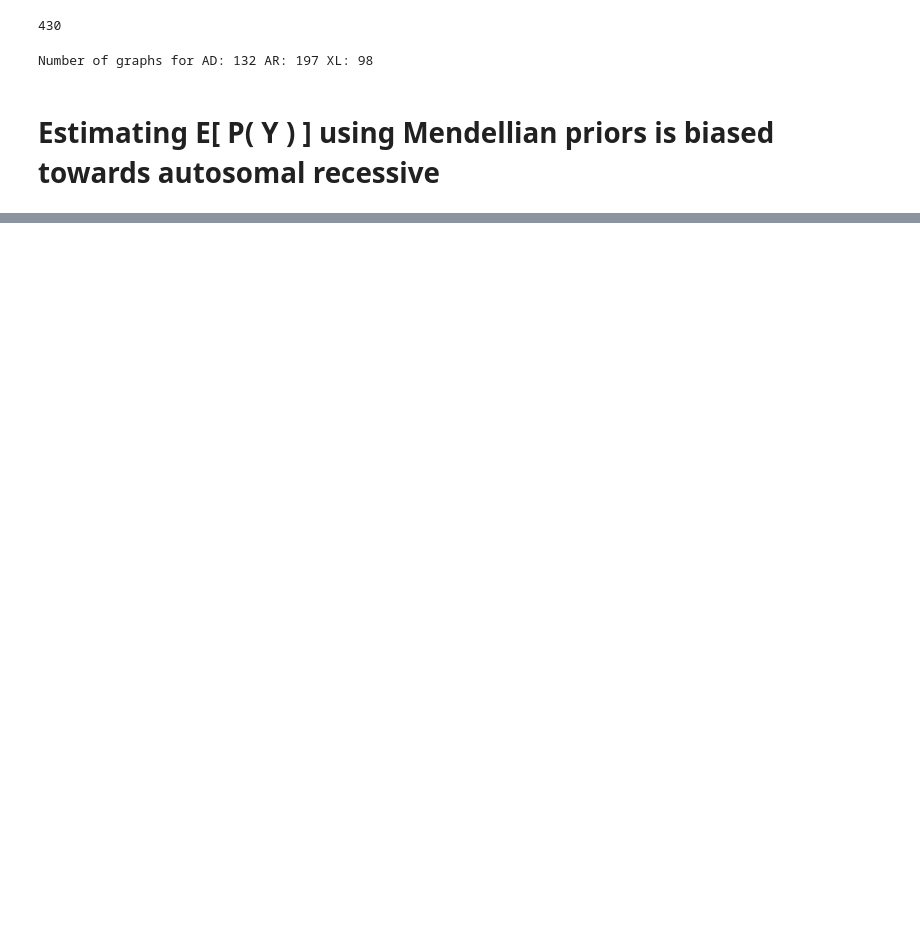
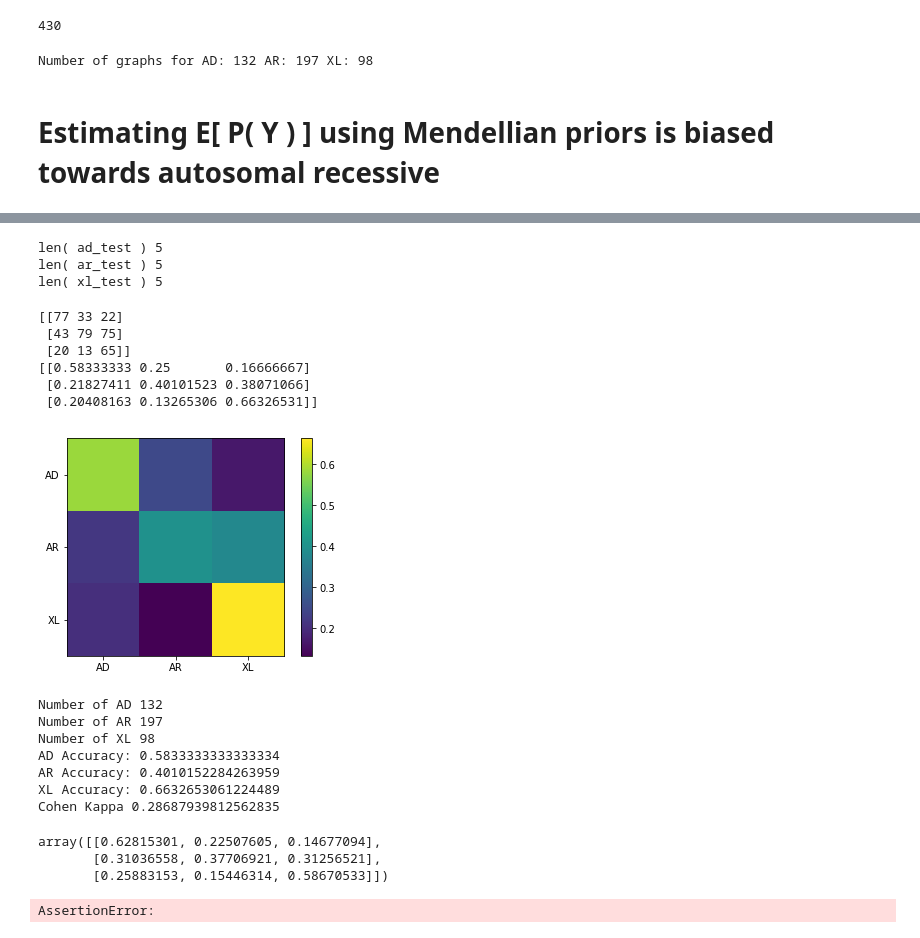
Before and after one commit to EddieCunningham/GraphLSSM, a Jupyter notebook: research/Summary.ipynb, the cells around one changed output, grey strips where cells are left out. Drawn from its saved outputs; the diff is of its cells as text; code cells hidden in the pictures; blank space fills up the shorter version.

Commit message:
Fixed a couple of bugs, analyzed results

```diff
--- a/research/Summary.ipynb
+++ b/research/Summary.ipynb
@@ -238,0 +162,28 @@ fullPredictions( ad_test_copy, ar_test_copy, xl_test_copy, N=100, strength=30, s
+# %%
+def fullPredictions( ad_graphs, ar_graphs, xl_graphs, N=100, root_strength=4, strength=4, set_latent_states=False, set_root_latent_states=True ):
+    n_graphs = len( ad_graphs ) + len( ar_graphs ) + len( xl_graphs )
+    results = []
+    with tqdm( total=n_graphs ) as pbar:
+        for graph in ad_graphs:
+            res = distributionComparison( graph, samples=N, set_latent_states=set_latent_states, set_root_latent_states=set_root_latent_states, root_strength=root_strength, strength=strength )
+            ip, probs, _, _, _, ad_eval, ar_eval, xl_eval = res
+            results.append( ( graph, ip, 'AD', probs, ad_eval, ar_eval, xl_eval ) )
+            pbar.update( 1 )
+
+        for graph in ar_graphs:
+            res = distributionComparison( graph, samples=N, set_latent_states=set_latent_states, set_root_latent_states=set_root_latent_states, root_strength=root_strength, strength=strength )
+            ip, probs, _, _, _, ad_eval, ar_eval, xl_eval = res
+            results.append( ( graph, ip, 'AR', probs, ad_eval, ar_eval, xl_eval ) )
+            pbar.update( 1 )
+
+        for graph in xl_graphs:
+            res = distributionComparison( graph, samples=N, set_latent_states=set_latent_states, set_root_latent_states=set_root_latent_states, root_strength=root_strength, strength=strength )
+            ip, probs, _, _, _, ad_eval, ar_eval, xl_eval = res
+            results.append( ( graph, ip, 'XL', probs, ad_eval, ar_eval, xl_eval ) )
+            pbar.update( 1 )
+
+    _, predicted, true, _, _, _, _ = list( zip( *results ) )
+
+    confusionMatrix( predicted, true, [ 'AD', 'AR', 'XL' ] )
+
+    return results
@@ -238,0 +210,40 @@ fullPredictions( ad_test_copy, ar_test_copy, xl_test_copy, N=100, strength=30, s
+# %%
+# ad_test = [ ad_graphs[ i ] for i in ind_ad if ad_graphs[ i ][ 0 ].getNumbAffected() > 1 ]
+# ar_test = [ ar_graphs[ i ] for i in ind_ar if ar_graphs[ i ][ 0 ].getNumbAffected() > 1 ]
+# xl_test = [ xl_graphs[ i ] for i in ind_xl if xl_graphs[ i ][ 0 ].getNumbAffected() > 1 ]
+ad_test = [ ad_graphs[ i ] for i in ind_ad ]
+ar_test = [ ar_graphs[ i ] for i in ind_ar ]
+xl_test = [ xl_graphs[ i ] for i in ind_xl ]
+print( 'len( ad_test )', len( ad_test ) )
+print( 'len( ar_test )', len( ar_test ) )
+print( 'len( xl_test )', len( xl_test ) )
+# %% [output]
+len( ad_test ) 5
+len( ar_test ) 5
+len( xl_test ) 5
+# %%
+# results = fullPredictions( ad_graphs, ar_graphs, xl_graphs, N=3, root_strength=1000000000, strength=10000, set_latent_states=False )
+# results = fullPredictions( ad_test, ar_test, xl_test, N=5, root_strength=1000000000, strength=10000, set_latent_states=False, set_root_latent_states=True )
+# results = fullPredictions( ad_test, ar_test, xl_test, N=8, root_strength=1000000000, strength=1000000, set_latent_states=True, set_root_latent_states=False )
+results = fullPredictions( ad_graphs, ar_graphs, xl_graphs, N=20, root_strength=1000000000, strength=1000000, set_latent_states=True, set_root_latent_states=False )
+# %% [output]
+[[77 33 22]
+ [43 79 75]
+ [20 13 65]]
+[[0.58333333 0.25       0.16666667]
+ [0.21827411 0.40101523 0.38071066]
+ [0.20408163 0.13265306 0.66326531]]
+[figure, added]
+Number of AD 132
+Number of AR 197
+Number of XL 98
+AD Accuracy: 0.5833333333333334
+AR Accuracy: 0.4010152284263959
+XL Accuracy: 0.6632653061224489
+Cohen Kappa 0.28687939812562835
+# %%
+softMatrix( results )
+# %% [output]
+array([[0.62815301, 0.22507605, 0.14677094],
+       [0.31036558, 0.37706921, 0.31256521],
+       [0.25883153, 0.15446314, 0.58670533]])
@@ -238,0 +262,4 @@ fullPredictions( ad_test_copy, ar_test_copy, xl_test_copy, N=100, strength=30, s
+# %%
+assert 0
+# %% [output]
+AssertionError:
```
Also changed, not shown: parts of 57 cells of this notebook, 12 other files.
